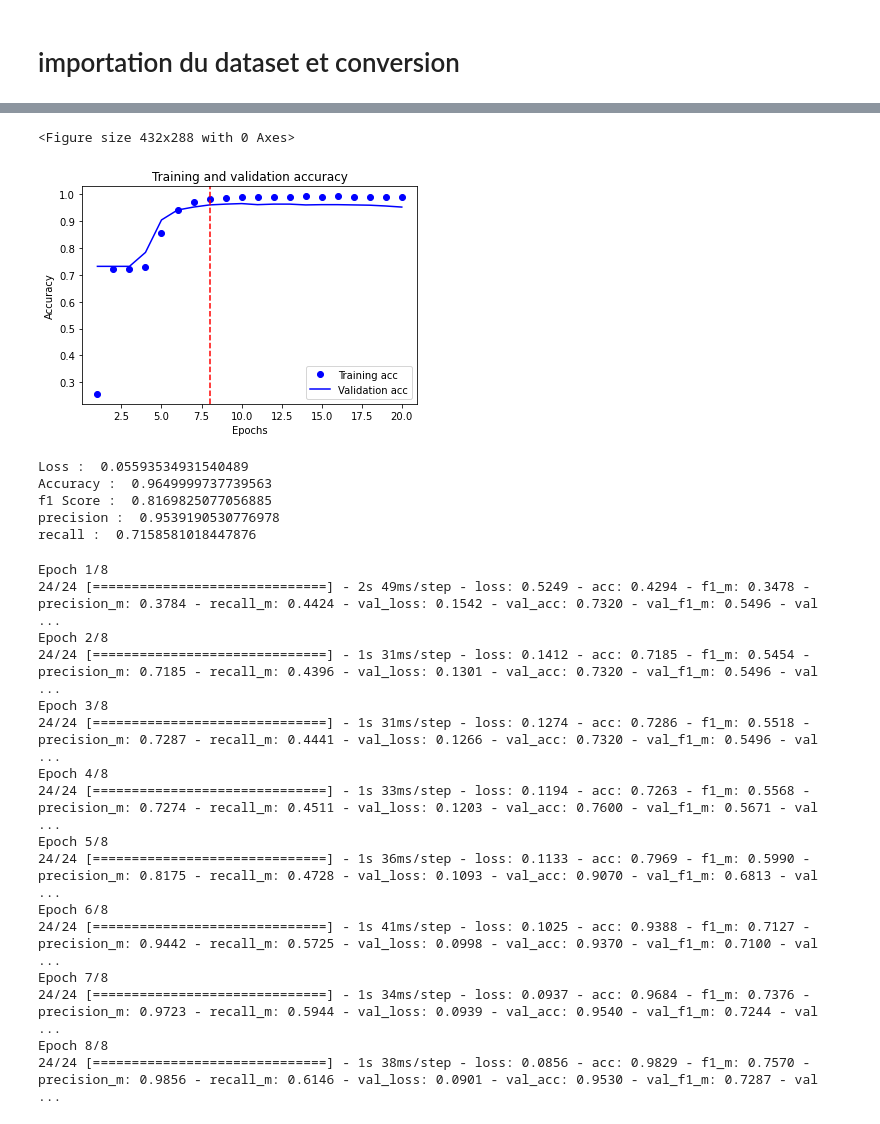
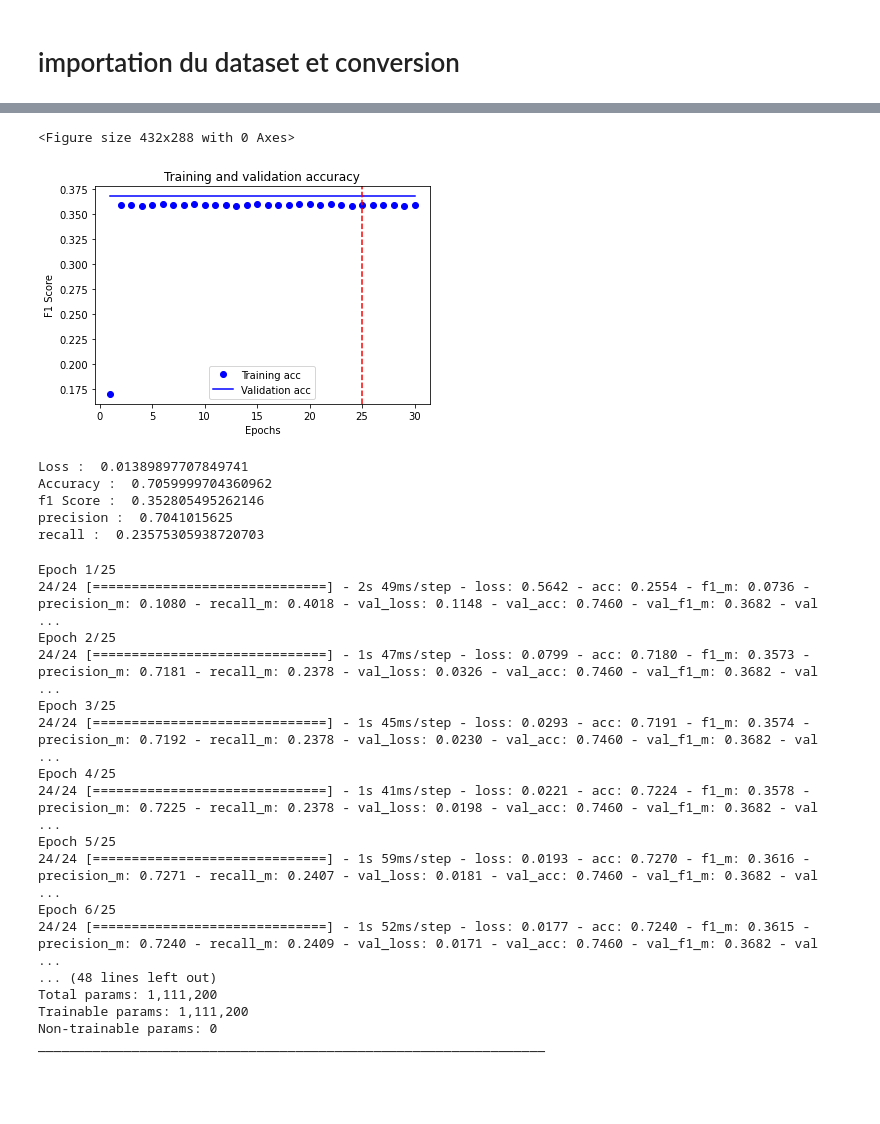
Before and after one commit to fedecabre/P5_StackOverflow, a Jupyter notebook: P5_05_notebook_deeplearning_keras.ipynb, the cells around one changed output, grey strips where cells are left out. Saved outputs shown, nothing was run; the diff lists cells and outputs as text; code cells hidden in the pictures; blank space fills up the shorter version.

Commit message:
Notebook DeepLearning avec le premier modèle fonctionnel Embedding pour entrainer et entrainé

```diff
--- a/P5_05_notebook_deeplearning_keras.ipynb
+++ b/P5_05_notebook_deeplearning_keras.ipynb
@@ -9,7 +9,7 @@ import pandas as pd
 
 dtypes_questions = {'Id':'int32', 'Score': 'int16', 'Title': 'str',
                     'Body': 'str', 'Title_raw': 'str', 'Text': 'str',
-                    'Tags': 'str'}
+                    'Tags': 'str','Text_raw':'str'}
 
 nrows = 20000
 
@@ -21,7 +21,7 @@ df_questions = pd.read_csv('df_questions_fullclean.csv',
                           )
 
 
-text_train, tag_train = df_questions.Text, df_questions.Tags
+text_train, tag_train = df_questions.Text_raw, df_questions.Tags
 # %%
 from keras.preprocessing.text import Tokenizer
 from keras.preprocessing.sequence import pad_sequences
@@ -29,7 +29,7 @@ from keras.preprocessing.sequence import pad_sequences
 # We create a tokenizer, configured to only take
 # into account the top-1000 most common words
 tokenizer_X = Tokenizer(num_words=10000)
-tokenizer_Y = Tokenizer(num_words=33)
+tokenizer_Y = Tokenizer(num_words=1000)
 # This builds the word index
 tokenizer_X.fit_on_texts(text_train)
 tokenizer_Y.fit_on_texts(tag_train)
@@ -93,9 +93,11 @@ model.compile(optimizer='adam',
               loss='binary_crossentropy',
               metrics=['acc',f1_m,precision_m, recall_m])
 # %%
+
 history = model.fit(partial_X_train,
                     partial_Y_train,
-                    epochs=20,
+                    epochs=30,
                     batch_size=512,
                     validation_data=(X_val, Y_val))
+model.summary()
 # %% [output]
@@ -140,23 +142,23 @@ plt.show()
 # %%
 plt.clf()   # clear figure
 
-acc = history.history['acc']
-val_acc = history.history['val_acc']
+f1_train = history.history['f1_m']
+f1_val = history.history['val_f1_m']
 
 fig = plt.figure()
 fig.patch.set_facecolor('w')
-plt.plot(epochs, acc, 'bo', label='Training acc')
-plt.plot(epochs, val_acc, 'b', label='Validation acc')
+plt.plot(epochs, f1_train, 'bo', label='Training acc')
+plt.plot(epochs, f1_val, 'b', label='Validation acc')
 plt.title('Training and validation accuracy')
 plt.xlabel('Epochs')
-plt.ylabel('Accuracy')
+plt.ylabel('F1 Score')
 plt.legend()
-plt.axvline(x=8,color='red',linestyle='--')
+plt.axvline(x=25,color='red',linestyle='--')
 
 plt.show()
 # %% [output]
 <Figure size 432x288 with 0 Axes>
-[figure, old version]
+[figure, new version]
 # %%
 loss, accuracy, f1_score, precision, recall = model.evaluate(X_test, Y_test, verbose=0)
 
@@ -166,13 +168,13 @@ print('f1 Score : ',f1_score)
 print('precision : ',precision)
 print('recall : ',recall)
 # %% [output]
-Loss :  0.05593534931540489
-Accuracy :  0.9649999737739563
-f1 Score :  0.8169825077056885
-precision :  0.9539190530776978
-recall :  0.7158581018447876
+Loss :  0.01389897707849741
+Accuracy :  0.7059999704360962
+f1 Score :  0.352805495262146
+precision :  0.7041015625
+recall :  0.23575305938720703
 # %%
-# On re entraine le modèle du début pour 8 epoch
+# On re entraine le modèle du début pour 25 epoch
 model = models.Sequential()
 model.add(layers.Dense(100, activation='tanh'))
 model.add(layers.Dense(100, activation='tanh'))
@@ -184,27 +186,29 @@ model.compile(optimizer='adam',
 
 history = model.fit(partial_X_train,
                     partial_Y_train,
-                    epochs=8,
+                    epochs=25,
                     batch_size=512,
                     validation_data=(X_val, Y_val),
                     )
+model.summary()
 # %% [output]
-Epoch 1/8
-24/24 [==============================] - 2s 49ms/step - loss: 0.5249 - acc: 0.4294 - f1_m: 0.3478 - precision_m: 0.3784 - recall_m: 0.4424 - val_loss: 0.1542 - val_acc: 0.7320 - val_f1_m: 0.5496 - val ...
-Epoch 2/8
-24/24 [==============================] - 1s 31ms/step - loss: 0.1412 - acc: 0.7185 - f1_m: 0.5454 - precision_m: 0.7185 - recall_m: 0.4396 - val_loss: 0.1301 - val_acc: 0.7320 - val_f1_m: 0.5496 - val ...
-Epoch 3/8
-24/24 [==============================] - 1s 31ms/step - loss: 0.1274 - acc: 0.7286 - f1_m: 0.5518 - precision_m: 0.7287 - recall_m: 0.4441 - val_loss: 0.1266 - val_acc: 0.7320 - val_f1_m: 0.5496 - val ...
-Epoch 4/8
-24/24 [==============================] - 1s 33ms/step - loss: 0.1194 - acc: 0.7263 - f1_m: 0.5568 - precision_m: 0.7274 - recall_m: 0.4511 - val_loss: 0.1203 - val_acc: 0.7600 - val_f1_m: 0.5671 - val ...
-Epoch 5/8
-24/24 [==============================] - 1s 36ms/step - loss: 0.1133 - acc: 0.7969 - f1_m: 0.5990 - precision_m: 0.8175 - recall_m: 0.4728 - val_loss: 0.1093 - val_acc: 0.9070 - val_f1_m: 0.6813 - val ...
-Epoch 6/8
-24/24 [==============================] - 1s 41ms/step - loss: 0.1025 - acc: 0.9388 - f1_m: 0.7127 - precision_m: 0.9442 - recall_m: 0.5725 - val_loss: 0.0998 - val_acc: 0.9370 - val_f1_m: 0.7100 - val ...
-Epoch 7/8
-24/24 [==============================] - 1s 34ms/step - loss: 0.0937 - acc: 0.9684 - f1_m: 0.7376 - precision_m: 0.9723 - recall_m: 0.5944 - val_loss: 0.0939 - val_acc: 0.9540 - val_f1_m: 0.7244 - val ...
-Epoch 8/8
-24/24 [==============================] - 1s 38ms/step - loss: 0.0856 - acc: 0.9829 - f1_m: 0.7570 - precision_m: 0.9856 - recall_m: 0.6146 - val_loss: 0.0901 - val_acc: 0.9530 - val_f1_m: 0.7287 - val ...
+Epoch 1/25
+24/24 [==============================] - 2s 49ms/step - loss: 0.5642 - acc: 0.2554 - f1_m: 0.0736 - precision_m: 0.1080 - recall_m: 0.4018 - val_loss: 0.1148 - val_acc: 0.7460 - val_f1_m: 0.3682 - val ...
+Epoch 2/25
+24/24 [==============================] - 1s 47ms/step - loss: 0.0799 - acc: 0.7180 - f1_m: 0.3573 - precision_m: 0.7181 - recall_m: 0.2378 - val_loss: 0.0326 - val_acc: 0.7460 - val_f1_m: 0.3682 - val ...
+Epoch 3/25
+24/24 [==============================] - 1s 45ms/step - loss: 0.0293 - acc: 0.7191 - f1_m: 0.3574 - precision_m: 0.7192 - recall_m: 0.2378 - val_loss: 0.0230 - val_acc: 0.7460 - val_f1_m: 0.3682 - val ...
+Epoch 4/25
+24/24 [==============================] - 1s 41ms/step - loss: 0.0221 - acc: 0.7224 - f1_m: 0.3578 - precision_m: 0.7225 - recall_m: 0.2378 - val_loss: 0.0198 - val_acc: 0.7460 - val_f1_m: 0.3682 - val ...
+Epoch 5/25
+24/24 [==============================] - 1s 59ms/step - loss: 0.0193 - acc: 0.7270 - f1_m: 0.3616 - precision_m: 0.7271 - recall_m: 0.2407 - val_loss: 0.0181 - val_acc: 0.7460 - val_f1_m: 0.3682 - val ...
+Epoch 6/25
+24/24 [==============================] - 1s 52ms/step - loss: 0.0177 - acc: 0.7240 - f1_m: 0.3615 - precision_m: 0.7240 - recall_m: 0.2409 - val_loss: 0.0171 - val_acc: 0.7460 - val_f1_m: 0.3682 - val ...
+... (48 lines left out)
+Total params: 1,111,200
+Trainable params: 1,111,200
+Non-trainable params: 0
+_________________________________________________________________
 # %%
 loss, accuracy, f1_score, precision, recall = model.evaluate(X_test, Y_test, verbose=0)
 
```
Also changed, not shown: parts of 28 cells of this notebook, 1 other file.
